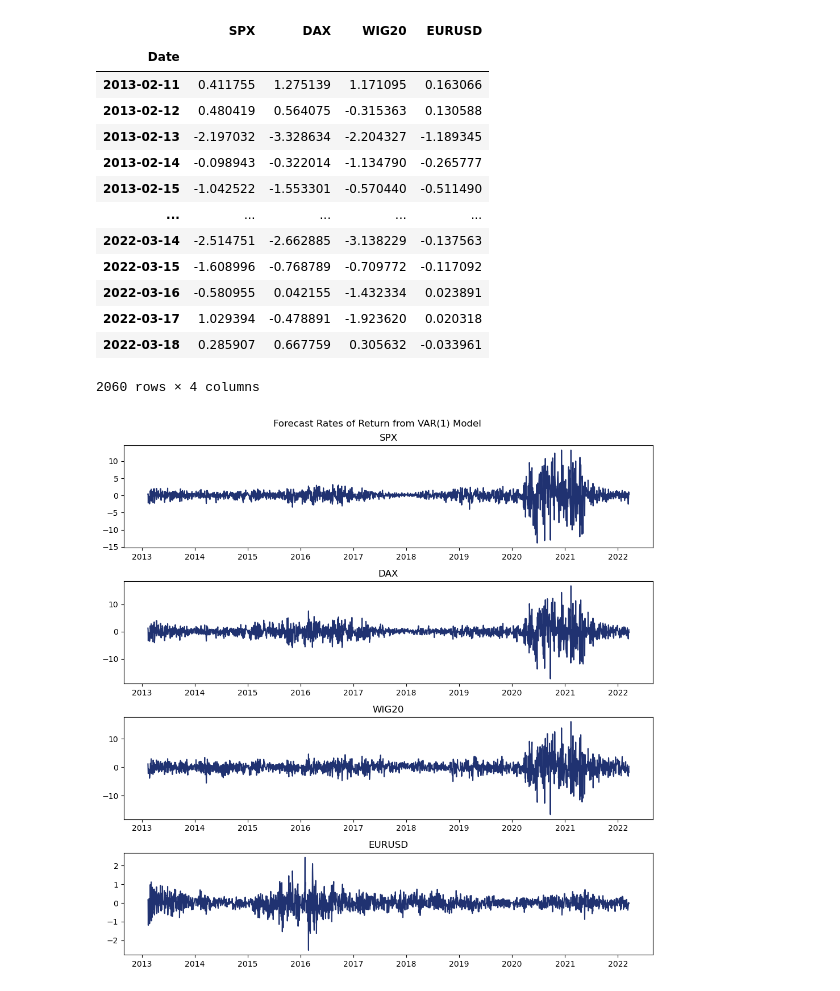
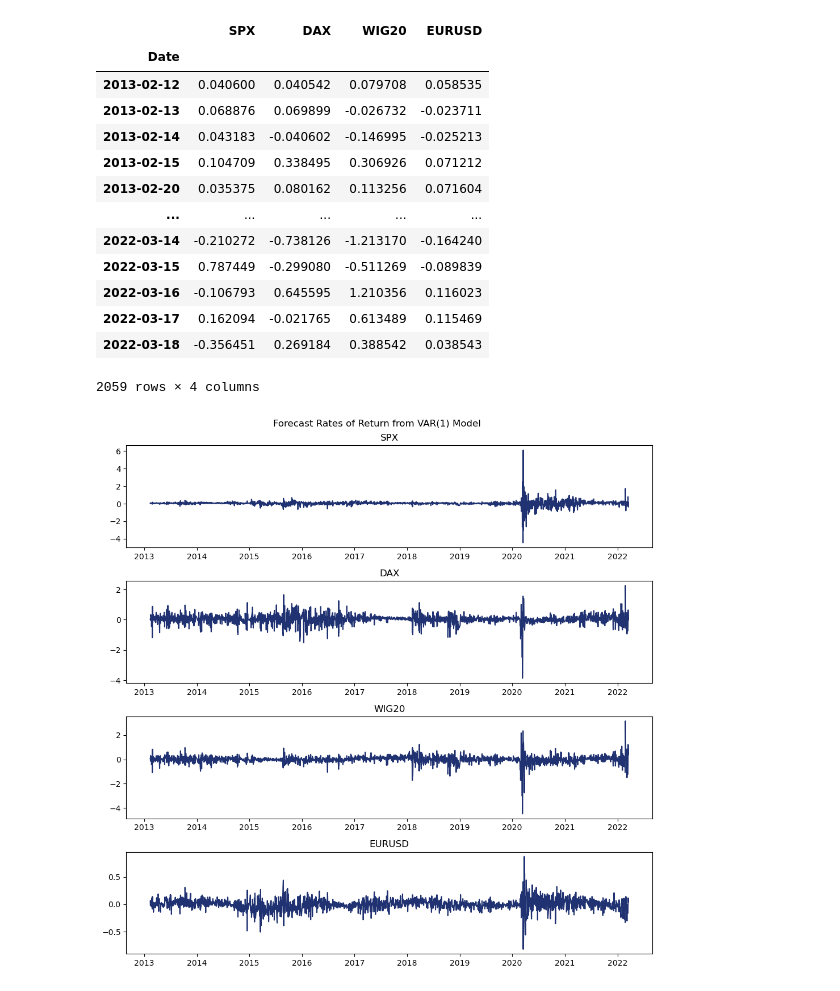
Before and after one commit to nite4/masters-project, a Jupyter notebook: bayesian study.ipynb, the cells around one changed output. Saved outputs shown, nothing was run; the diff lists cells and outputs as text; code cells hidden in the pictures.

```diff
--- a/bayesian study.ipynb
+++ b/bayesian study.ipynb
@@ -10,3 +8,7 @@ import vartests
 # %%
 columns = ['SPX', 'DAX', 'WIG20', 'EURUSD']
 data = pd.read_csv('study_data.csv', header=0, names=['Date', 'SPX', 'DAX', 'WIG20', 'EURUSD'], index_col='Date', parse_dates=['Date'])
+# %%
+data_forecasting = data.iloc[249:2308]
+data_forecasting = sm.add_constant(data_forecasting)
+data_forecasting
@@ -12,0 +30,4 @@ data = pd.read_csv('study_data.csv', header=0, names=['Date', 'SPX', 'DAX', 'WIG
+# %%
+var_coeffs_ext = pd.read_csv('var_coeffs_ext_bayesian_new.csv')
+var_coeffs_ext.index = data_forecasting.index
+var_coeffs_ext
@@ -13,19 +49,37 @@ data = pd.read_csv('study_data.csv', header=0, names=['Date', 'SPX', 'DAX', 'WIG
 # %%
 #predict implied volatility and VaR based on multivariate GARCH(1,1) model
-b_var_forecast = pd.read_csv('varf_h_forecast_bayesian.csv', parse_dates=['Date'], index_col='Date')
+b_var_forecast = pd.read_csv('varf_h_forecast_bayesian_new.csv', parse_dates=['Date'], index_col='Date')
+
+coeff_cols_SPX = ['SPX_const', 'SPX_SPXl1', 'SPX_DAXl1', 'SPX_WIG20l1', 'SPX_EURUSD_l1']
+coeff_cols_DAX = ['DAX_const', 'DAX_SPXl1', 'DAX_DAXl1', 'DAX_WIG20l1', 'DAX_EURUSD_l1']
+coeff_cols_WIG20 = ['WIG20_const', 'WIG20_SPXl1', 'WIG20_DAXl1', 'WIG20_WIG20l1', 'WIG20_EURUSD_l1']
+coeff_cols_EURUSD = ['EURUSD_const', 'EURUSD_SPXl1', 'EURUSD_DAXl1', 'EURUSD_WIG20l1', 'EURUSD_EURUSD_l1']
+
+
+SPX = pd.DataFrame(np.multiply(np.array(var_coeffs_ext[coeff_cols_SPX]), np.array(data_forecasting)))
+DAX = pd.DataFrame(np.multiply(np.array(var_coeffs_ext[coeff_cols_DAX]), np.array(data_forecasting)))
+WIG20 = pd.DataFrame(np.multiply(np.array(var_coeffs_ext[coeff_cols_WIG20]), np.array(data_forecasting)))
+EURUSD = pd.DataFrame(np.multiply(np.array(var_coeffs_ext[coeff_cols_EURUSD]), np.array(data_forecasting)))
+
+for i in range(len(b_var_forecast)):
+    b_var_forecast['SPX'].iloc[i] = np.sum(SPX.iloc[i])
+    b_var_forecast['DAX'].iloc[i] = np.sum(DAX.iloc[i])
+    b_var_forecast['WIG20'].iloc[i] = np.sum(WIG20.iloc[i])
+    b_var_forecast['EURUSD'].iloc[i] = np.sum(EURUSD.iloc[i])
+
 b_var_forecast
 # %% [output]
 |  | SPX | DAX | WIG20 | EURUSD |
 | Date |  |  |  |  |
-| 2013-02-11 | 0.411755 | 1.275139 | 1.171095 | 0.163066 |
-| 2013-02-12 | 0.480419 | 0.564075 | -0.315363 | 0.130588 |
-| 2013-02-13 | -2.197032 | -3.328634 | -2.204327 | -1.189345 |
-| 2013-02-14 | -0.098943 | -0.322014 | -1.134790 | -0.265777 |
-| 2013-02-15 | -1.042522 | -1.553301 | -0.570440 | -0.511490 |
+| 2013-02-12 | 0.040600 | 0.040542 | 0.079708 | 0.058535 |
+| 2013-02-13 | 0.068876 | 0.069899 | -0.026732 | -0.023711 |
+| 2013-02-14 | 0.043183 | -0.040602 | -0.146995 | -0.025213 |
+| 2013-02-15 | 0.104709 | 0.338495 | 0.306926 | 0.071212 |
+| 2013-02-20 | 0.035375 | 0.080162 | 0.113256 | 0.071604 |
 | ... | ... | ... | ... | ... |
-| 2022-03-14 | -2.514751 | -2.662885 | -3.138229 | -0.137563 |
-| 2022-03-15 | -1.608996 | -0.768789 | -0.709772 | -0.117092 |
-| 2022-03-16 | -0.580955 | 0.042155 | -1.432334 | 0.023891 |
-| 2022-03-17 | 1.029394 | -0.478891 | -1.923620 | 0.020318 |
-| 2022-03-18 | 0.285907 | 0.667759 | 0.305632 | -0.033961 |
+| 2022-03-14 | -0.210272 | -0.738126 | -1.213170 | -0.164240 |
+| 2022-03-15 | 0.787449 | -0.299080 | -0.511269 | -0.089839 |
+| 2022-03-16 | -0.106793 | 0.645595 | 1.210356 | 0.116023 |
+| 2022-03-17 | 0.162094 | -0.021765 | 0.613489 | 0.115469 |
+| 2022-03-18 | -0.356451 | 0.269184 | 0.388542 | 0.038543 |
-2060 rows × 4 columns
+2059 rows × 4 columns
@@ -42,9 +99,9 @@ for i in columns:
 
 plt.tight_layout()
 plt.show()
-fig.savefig('returns forecast bayesian.png', bbox_inches='tight')
+fig.savefig('returns forecast bayesian.pdf', bbox_inches='tight')
 # %% [output]
-[figure, old version]
+[figure, new version]
 # %%
 #porfolio weights vector omega_t (time-constant)
 omega = np.array([.625, .235, .11, .03])
```
Also changed, not shown: parts of 15 cells of this notebook, 1 other file.
